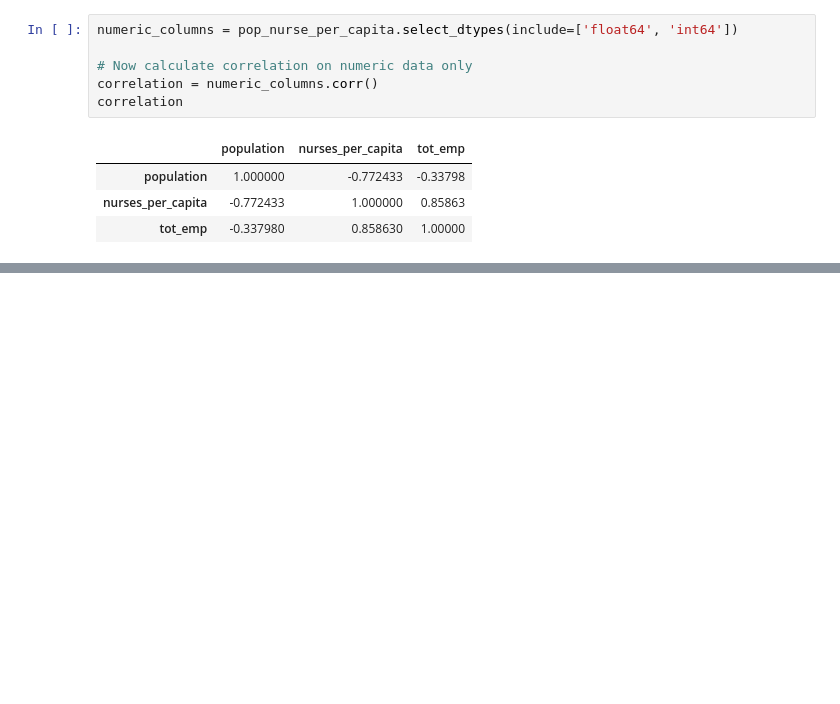
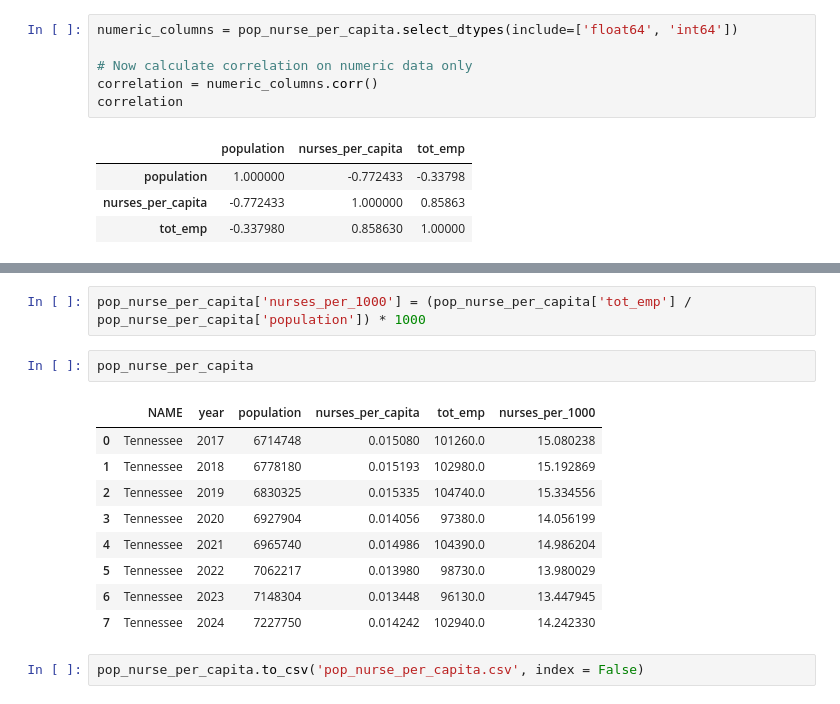
Before and after one commit to brtmn07/hcahps_scores, a Jupyter notebook: notebook/pop_nurses-working.ipynb, the cells around one changed output, grey strips where cells are left out. Cells and saved outputs as stored; diff of their text form; blank space fills up the shorter version.

Commit message:
Update README and pop_nurses-working notebook

```diff
--- a/notebook/pop_nurses-working.ipynb
+++ b/notebook/pop_nurses-working.ipynb
@@ -1285,0 +1298,16 @@ correlation
+# %%
+pop_nurse_per_capita['nurses_per_1000'] = (pop_nurse_per_capita['tot_emp'] / pop_nurse_per_capita['population']) * 1000
+# %%
+pop_nurse_per_capita
+# %% [output]
+|  | NAME | year | population | nurses_per_capita | tot_emp | nurses_per_1000 |
+| 0 | Tennessee | 2017 | 6714748 | 0.015080 | 101260.0 | 15.080238 |
+| 1 | Tennessee | 2018 | 6778180 | 0.015193 | 102980.0 | 15.192869 |
+| 2 | Tennessee | 2019 | 6830325 | 0.015335 | 104740.0 | 15.334556 |
+| 3 | Tennessee | 2020 | 6927904 | 0.014056 | 97380.0 | 14.056199 |
+| 4 | Tennessee | 2021 | 6965740 | 0.014986 | 104390.0 | 14.986204 |
+| 5 | Tennessee | 2022 | 7062217 | 0.013980 | 98730.0 | 13.980029 |
+| 6 | Tennessee | 2023 | 7148304 | 0.013448 | 96130.0 | 13.447945 |
+| 7 | Tennessee | 2024 | 7227750 | 0.014242 | 102940.0 | 14.242330 |
+# %%
+pop_nurse_per_capita.to_csv('pop_nurse_per_capita.csv', index = False)
```
Also changed, not shown: parts of 1 cell of this notebook, 1 other file.
